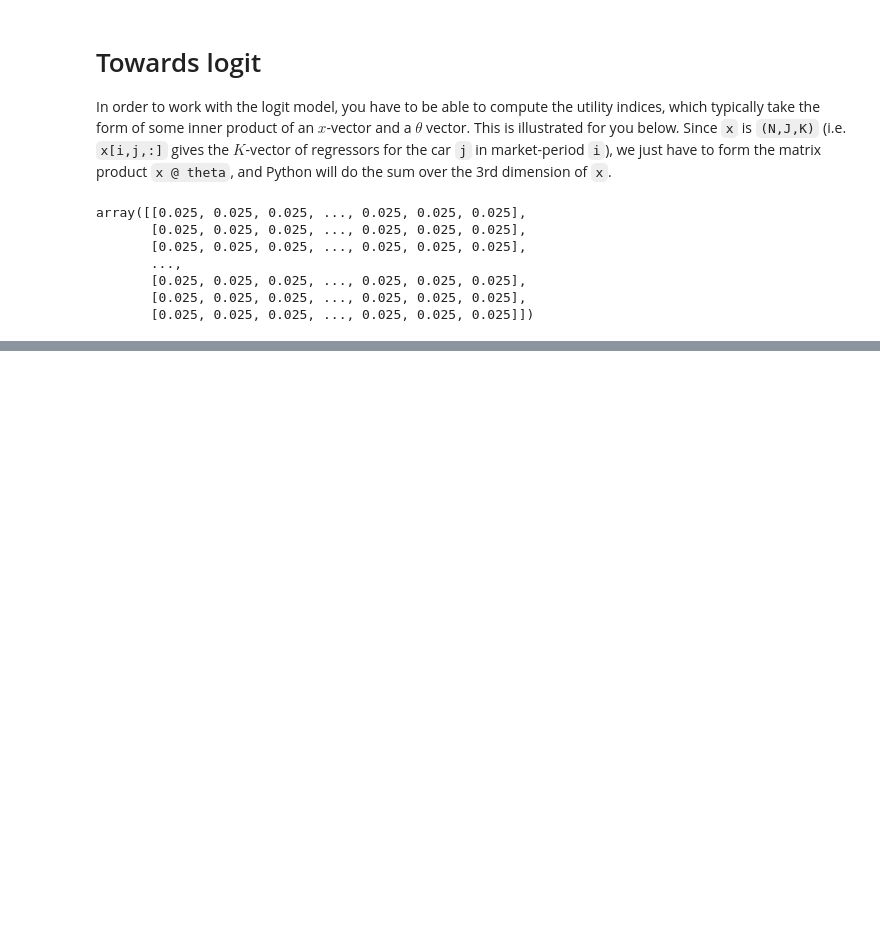
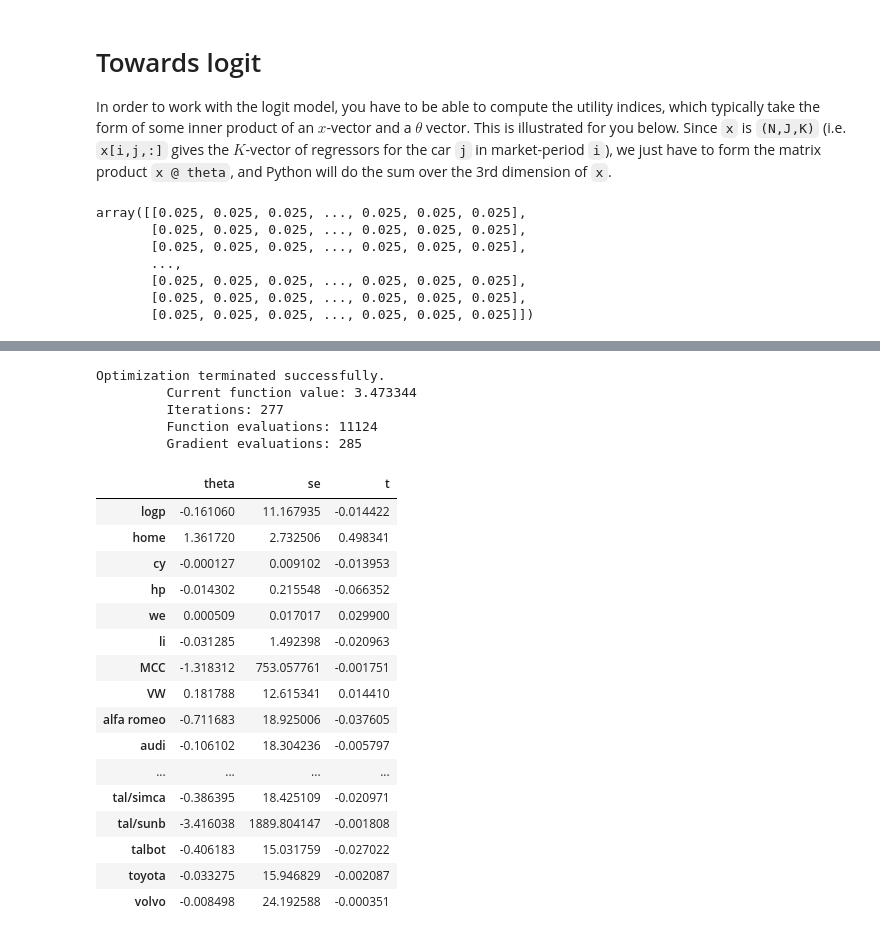
Before and after one commit to vkt823/AME---group, a Jupyter notebook: Assignment 3/getting_started.ipynb, the cells around one changed output, grey strips where cells are left out. Cells and saved outputs as stored; diff of their text form; code cells hidden in the pictures; blank space fills up the shorter version.

```diff
--- a/Assignment 3/getting_started.ipynb
+++ b/Assignment 3/getting_started.ipynb
@@ -185,0 +198,2 @@ array([[0.025, 0.025, 0.025, ..., 0.025, 0.025, 0.025],
+# %%
+y = cars['s'].values.reshape((N,J))
@@ -185,0 +211,28 @@ array([[0.025, 0.025, 0.025, ..., 0.025, 0.025, 0.025],
+# %%
+res = est.estimate(clogit.q, theta0,  y, x)
+
+tab = pd.DataFrame({v:res[v] for v in ['theta', 'se', 't']}, index= x_vars)
+tab
+# %% [output]
+Optimization terminated successfully.
+         Current function value: 3.473344
+         Iterations: 277
+         Function evaluations: 11124
+         Gradient evaluations: 285
+|  | theta | se | t |
+| logp | -0.161060 | 11.167935 | -0.014422 |
+| home | 1.361720 | 2.732506 | 0.498341 |
+| cy | -0.000127 | 0.009102 | -0.013953 |
+| hp | -0.014302 | 0.215548 | -0.066352 |
+| we | 0.000509 | 0.017017 | 0.029900 |
+| li | -0.031285 | 1.492398 | -0.020963 |
+| MCC | -1.318312 | 753.057761 | -0.001751 |
+| VW | 0.181788 | 12.615341 | 0.014410 |
+| alfa romeo | -0.711683 | 18.925006 | -0.037605 |
+| audi | -0.106102 | 18.304236 | -0.005797 |
+| ... | ... | ... | ... |
+| tal/simca | -0.386395 | 18.425109 | -0.020971 |
+| tal/sunb | -3.416038 | 1889.804147 | -0.001808 |
+| talbot | -0.406183 | 15.031759 | -0.027022 |
+| toyota | -0.033275 | 15.946829 | -0.002087 |
+| volvo | -0.008498 | 24.192588 | -0.000351 |
```
Also changed, not shown: parts of 5 cells of this notebook, 1 other file.
